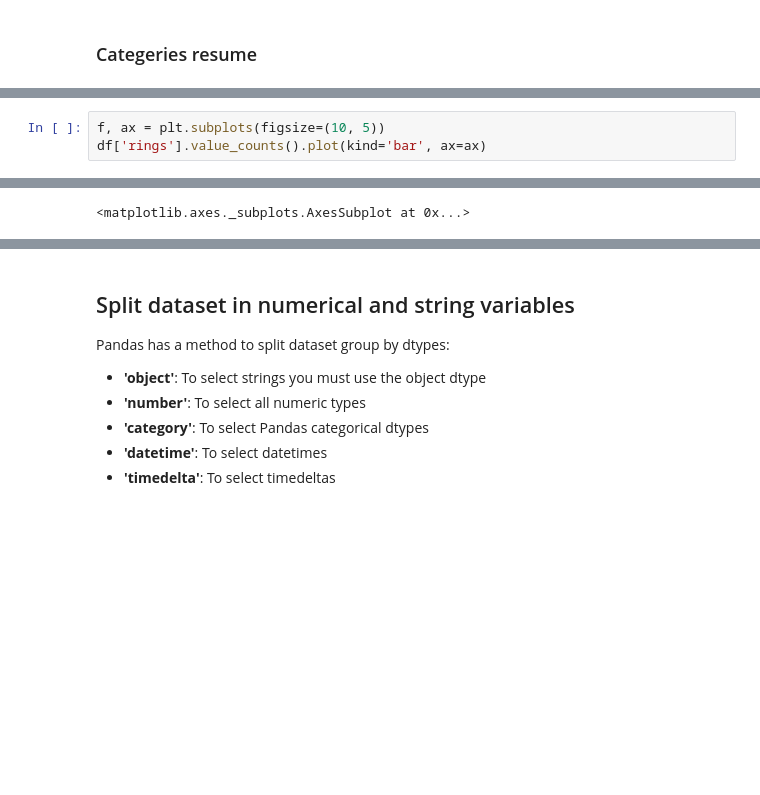
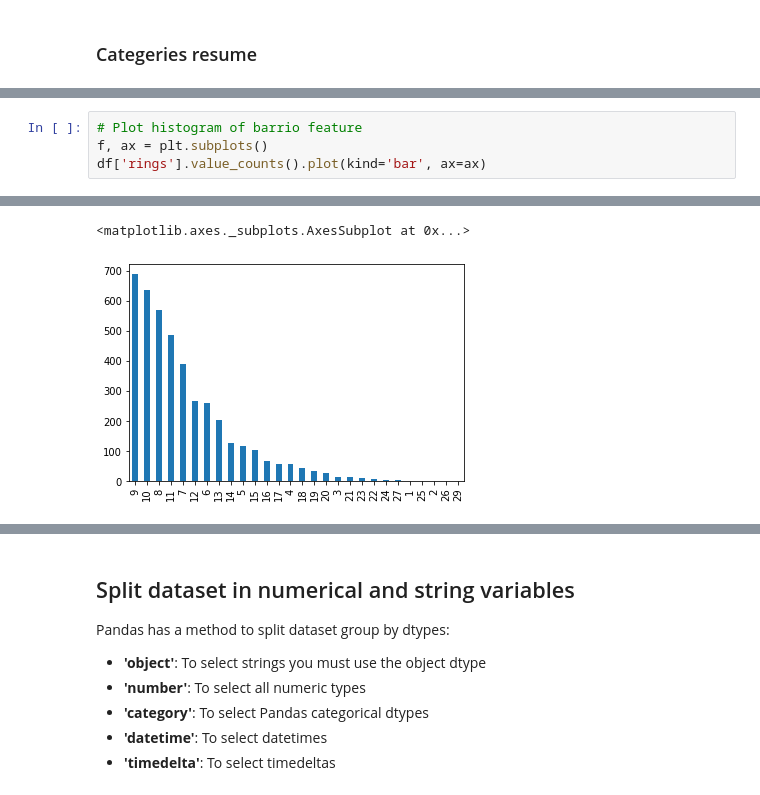
Before and after one commit to creyesp/houses-project, a Jupyter notebook: notebooks/Python_for_data_science.ipynb, the cells around one changed output, grey strips where cells are left out. Drawn from its saved outputs; the diff is of its cells as text; blank space fills up the shorter version.

```diff
--- a/notebooks/Python_for_data_science.ipynb
+++ b/notebooks/Python_for_data_science.ipynb
@@ -269,4 +275,5 @@ sns.boxplot(x='sex', y='length', data=df)
 # %%
-f, ax = plt.subplots(figsize=(10, 5))
+# Plot histogram of barrio feature
+f, ax = plt.subplots()
 df['rings'].value_counts().plot(kind='bar', ax=ax)
 # %% [output]
@@ -275,2 +280,3 @@ df['rings'].value_counts().plot(kind='bar', ax=ax)
 <matplotlib.axes._subplots.AxesSubplot at 0x...>
+[figure, added]
 # %%
```
Also changed, not shown: parts of 59 cells of this notebook, 2 other files.
